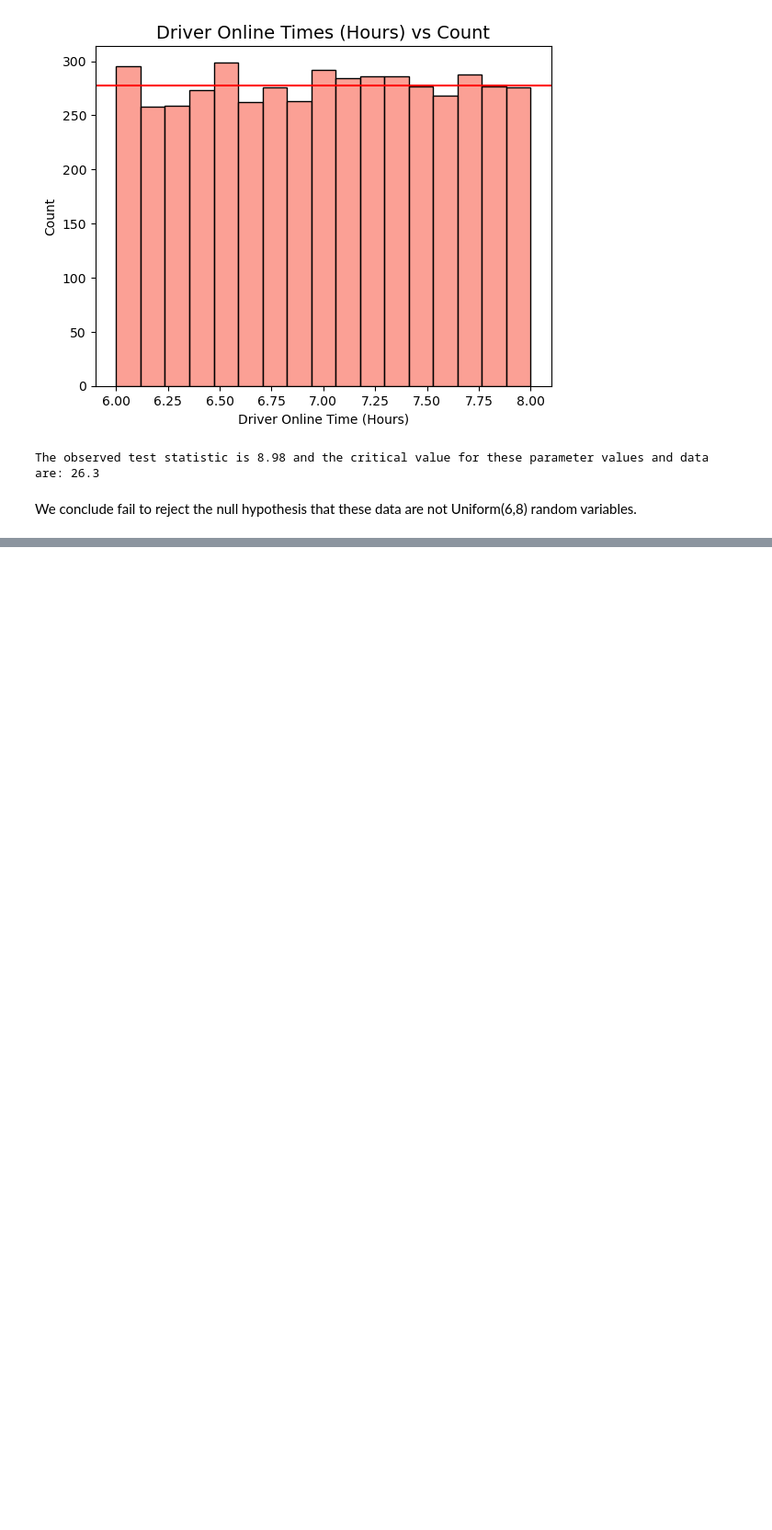
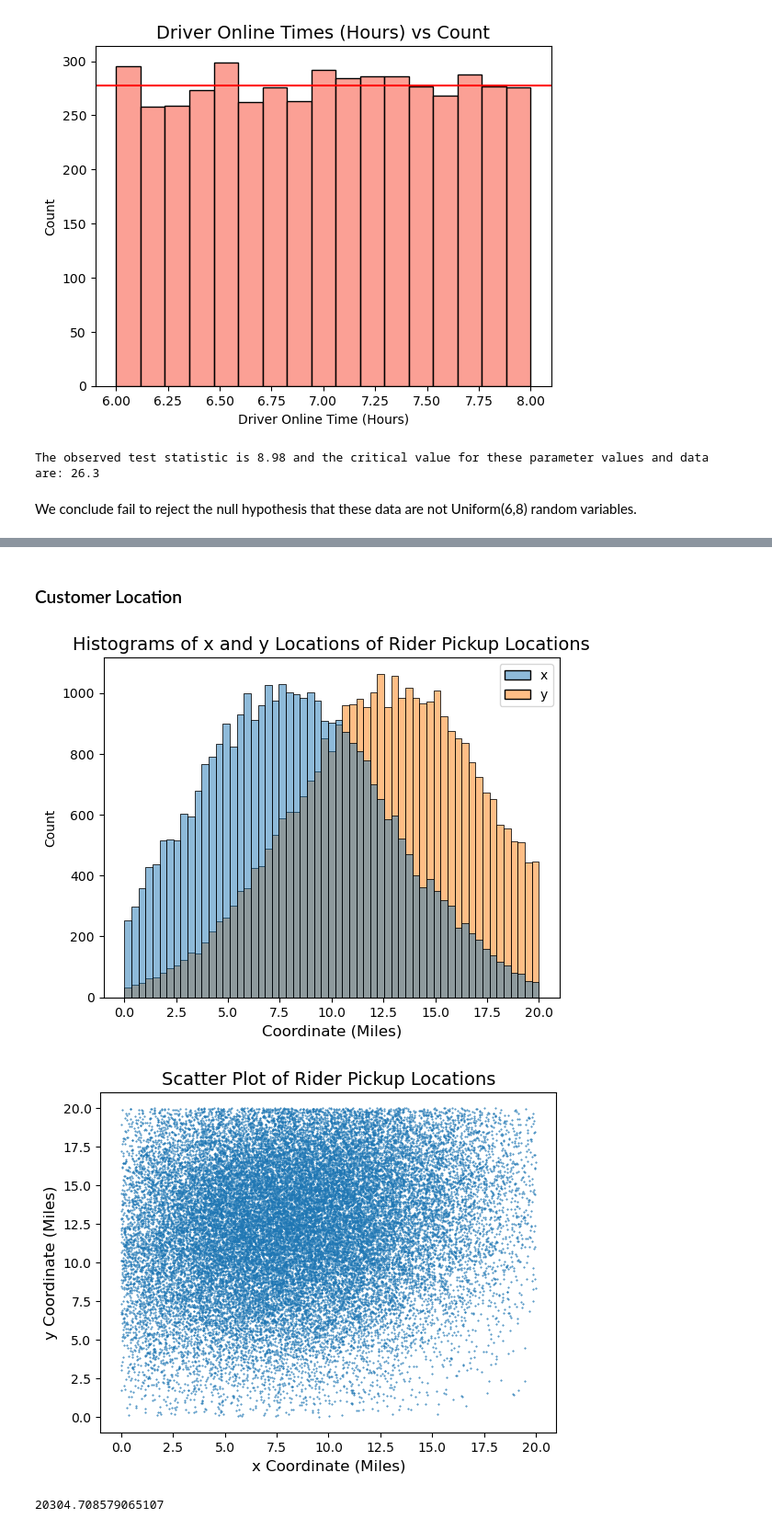
Before and after one commit to ekfortin9059/Simulation-Group-Project-1, a Jupyter notebook: projectcode (with uniform test).ipynb, the cells around one changed output, grey strips where cells are left out. Shown at 92% size. Drawn from its saved outputs; the diff is of its cells as text; code cells hidden in the pictures; blank space fills up the shorter version.

```diff
--- a/projectcode (with uniform test).ipynb
+++ b/projectcode (with uniform test).ipynb
@@ -312,0 +482,53 @@ We conclude fail to reject the null hypothesis that these data are not Uniform(6
+# %% [markdown]
+### Customer Location
+# %%
+import ast
+from collections import Counter
+
+# Extract driver arrival/offline times
+rider_ploc = riders_df['pickup_location']
+rider_ploc = np.array([ast.literal_eval(s) for s in rider_ploc])
+
+rider_df = pd.DataFrame(rider_ploc, columns=["x", "y"])
+sns.histplot(rider_df)
+plt.title("Histograms of x and y Locations of Rider Pickup Locations", fontsize=14)
+plt.xlabel("Coordinate (Miles)", fontsize=12)
+plt.show()
+
+plt.scatter(rider_ploc[:,0], rider_ploc[:,1], s=0.2)
+plt.title("Scatter Plot of Rider Pickup Locations", fontsize=14)
+plt.xlabel("x Coordinate (Miles)", fontsize=12)
+plt.ylabel("y Coordinate (Miles)", fontsize=12)
+plt.show()
+# %% [output]
+[figure, added]
+[figure, added]
+# %%
+# Serial Test
+k=4
+d=2
+
+breakpoints = np.linspace(0, 1, k)
+
+bins = []
+
+rider_ploc = rider_ploc/20
+
+for l in range(len(rider_ploc)):
+    for i in range(k-1):
+        for j in range(k-1):
+            if (breakpoints[i] < (rider_ploc[l])[0]) & ((rider_ploc[l])[0] < breakpoints[i+1]):
+                if (breakpoints[j] < (rider_ploc[l])[1]) & ((rider_ploc[l])[1] < breakpoints[j+1]):
+                    bins.append(j*(k-1) + i + 1)
+
+
+bins_counter = Counter(np.sort(bins))
+
+test_stat = 0
+expec_count = len(rider_ploc)/9
+for i in range((k-1)**2):
+    test_stat += (bins_counter[i] - expec_count)**2/expec_count
+
+test_stat
+# %% [output]
+20304.708579065107
```
Also changed, not shown: parts of 10 cells of this notebook.
